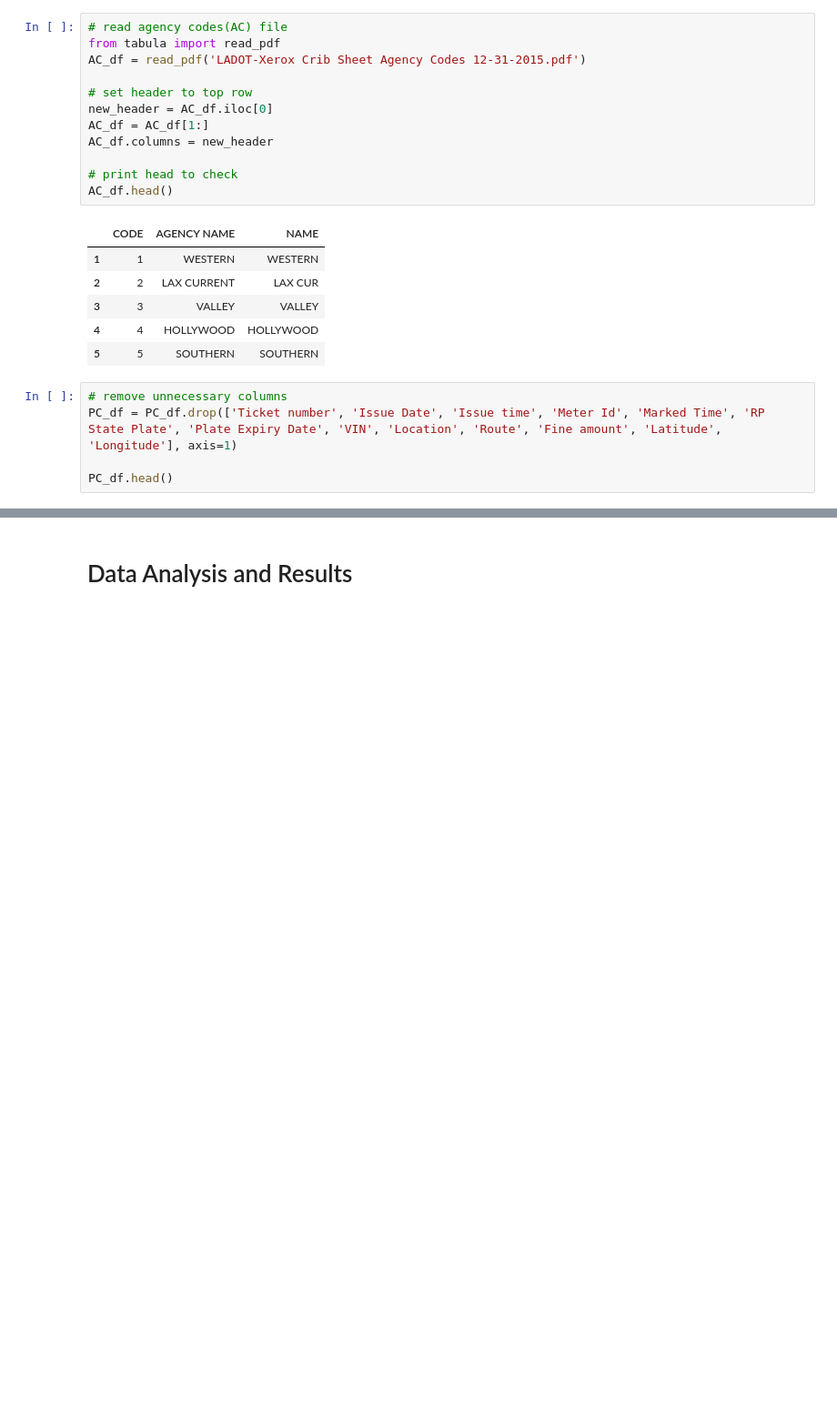
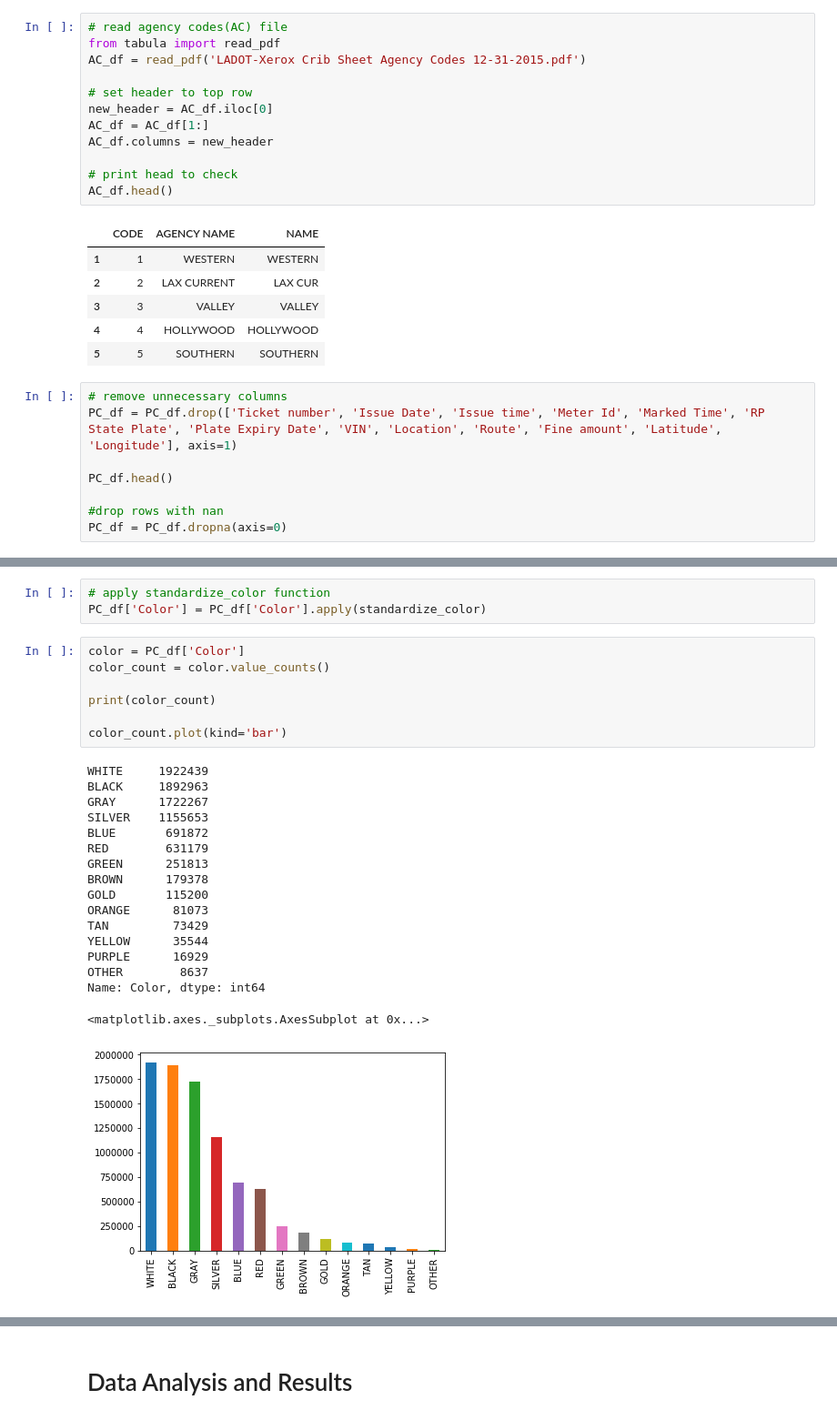
Before and after one commit to johnny-tran/COGS108_Final, a Jupyter notebook: FinalProject.ipynb, the cells around one changed output, grey strips where cells are left out. Shown at 91% size. Cells and saved outputs as stored; diff of their text form; blank space fills up the shorter version.

Commit message:
graphed colors

```diff
--- a/FinalProject.ipynb
+++ b/FinalProject.ipynb
@@ -117,3 +117,6 @@ AC_df.head()
 PC_df = PC_df.drop(['Ticket number', 'Issue Date', 'Issue time', 'Meter Id', 'Marked Time', 'RP State Plate', 'Plate Expiry Date', 'VIN', 'Location', 'Route', 'Fine amount', 'Latitude', 'Longitude'], axis=1)
 
 PC_df.head()
+
+#drop rows with nan
+PC_df = PC_df.dropna(axis=0)
@@ -245,0 +273,28 @@ def standardize_colors(string):
+# %%
+# apply standardize_color function
+PC_df['Color'] = PC_df['Color'].apply(standardize_color)
+# %%
+color = PC_df['Color']
+color_count = color.value_counts()
+
+print(color_count)
+
+color_count.plot(kind='bar')
+# %% [output]
+WHITE     1922439
+BLACK     1892963
+GRAY      1722267
+SILVER    1155653
+BLUE       691872
+RED        631179
+GREEN      251813
+BROWN      179378
+GOLD       115200
+ORANGE      81073
+TAN         73429
+YELLOW      35544
+PURPLE      16929
+OTHER        8637
+Name: Color, dtype: int64
+<matplotlib.axes._subplots.AxesSubplot at 0x...>
+[figure, added]
```
Also changed, not shown: parts of 10 cells of this notebook.
